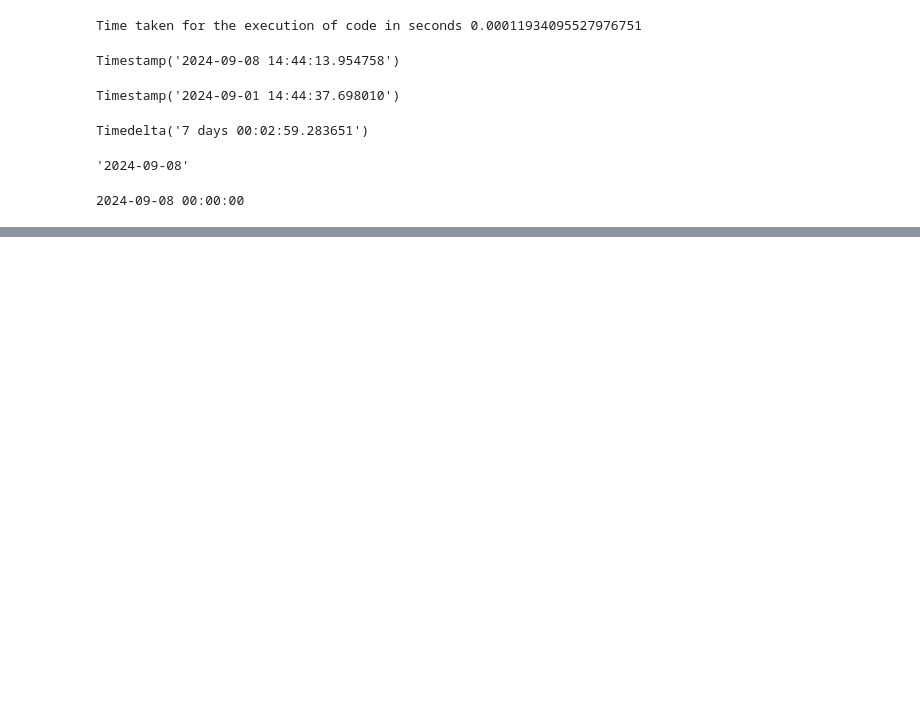
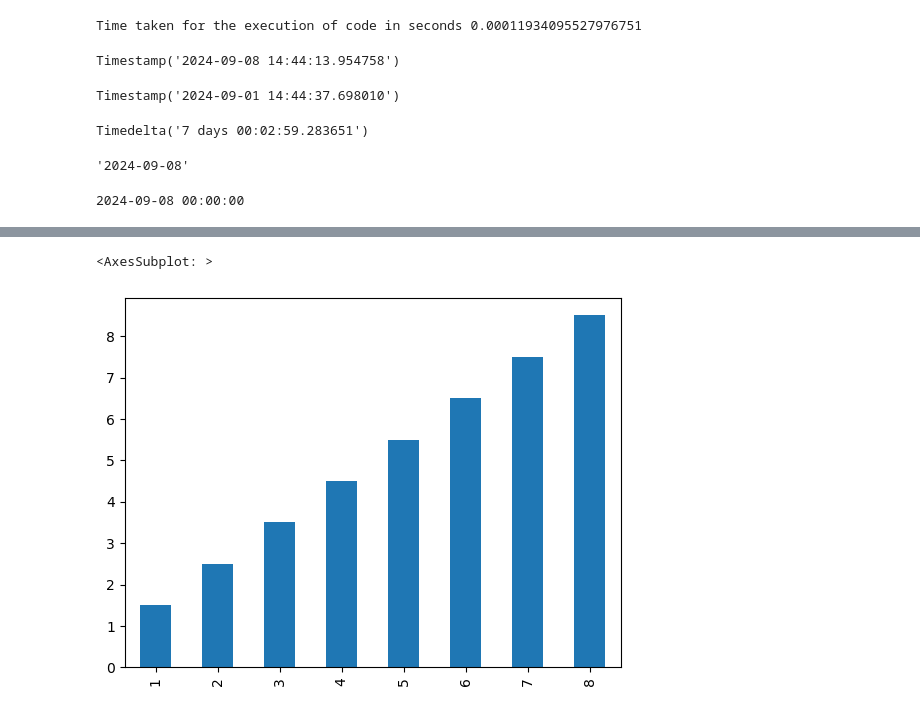
Before and after one commit to Yash87015/YASH, a Jupyter notebook: pandas.ipynb, the cells around one changed output, grey strips where cells are left out. Saved outputs shown, nothing was run; the diff lists cells and outputs as text; code cells hidden in the pictures; blank space fills up the shorter version.

```diff
--- a/pandas.ipynb
+++ b/pandas.ipynb
@@ -2861,0 +2949,5 @@ print(date)
+# %%
+df3.a.plot(kind='bar')#category cal data
+# %% [output]
+<AxesSubplot: >
+[figure, added]
```
Also changed, not shown: parts of 15 cells of this notebook, 7 other files.
